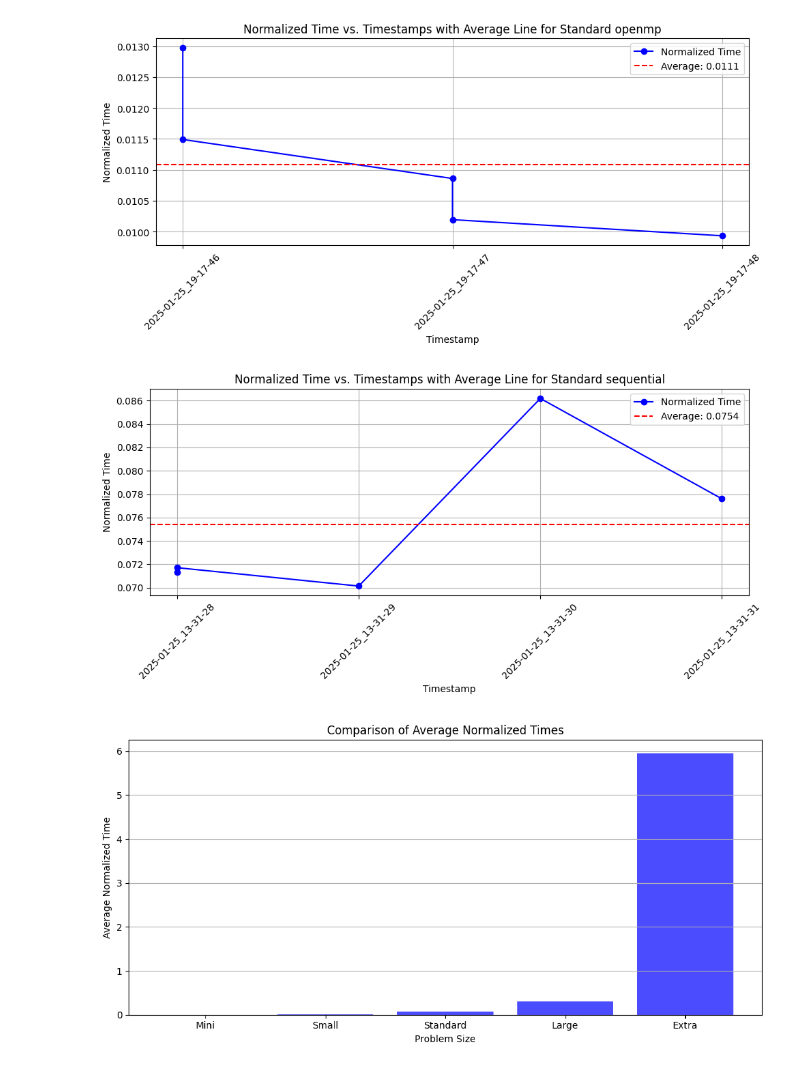
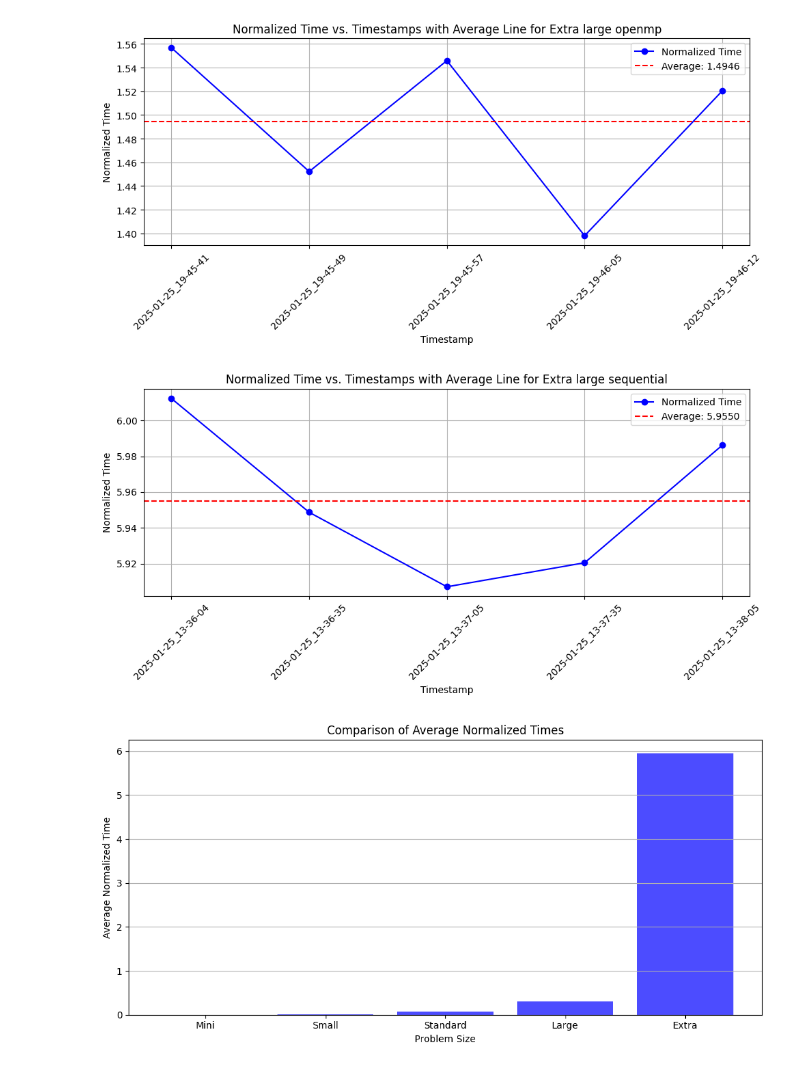
Before and after one commit to fabiobove-dr/HPC-jacobi-2d-imper, a Jupyter notebook: report/benchmarking_analysis.ipynb, the cells around one changed output. Saved outputs shown, nothing was run; the diff lists cells and outputs as text; code cells hidden in the pictures.

```diff
--- a/report/benchmarking_analysis.ipynb
+++ b/report/benchmarking_analysis.ipynb
@@ -6,7 +6,7 @@ import matplotlib.pyplot as plt
 import numpy as np
 # %%
 # List of files to compare
-size="standard"
+size="extra_large"
 files = [
     f"./openmp/{size}_openmp.json",
     f"./sequential/{size}_sequential.json",
@@ -20,35 +20,35 @@ def load_data_and_create_plot(filename):
 
     # Extract timestamps and normalized times
     timestamps = [list(item.keys())[0].split('=')[1] for item in data]
     normalized_times = [item[list(item.keys())[0]]['Normalized-time'] for item in data]
 
     # Calculate the average normalized time
     avg_normalized_time = np.mean(normalized_times)
 
     # Create plot
     plt.figure(figsize=(10, 5))
     plt.plot(timestamps, normalized_times, marker='o', linestyle='-', color='b', label="Normalized Time")
     plt.axhline(y=avg_normalized_time, color='r', linestyle='--', label=f"Average: {avg_normalized_time:.4f}")
     plt.xticks(rotation=45)
     plt.title(f"Normalized Time vs. Timestamps with Average Line for {os.path.basename(filename).split('.')[0].replace('_', ' ').capitalize()}")
     plt.xlabel("Timestamp")
     plt.ylabel("Normalized Time")
     plt.grid(True)
     plt.legend(loc='upper right')
     plt.tight_layout()
 
     # Show the plot
     plt.show()
     # plot_filename = f"{os.path.basename(filename).split('.')[0]}_plot.png"
     # plt.savefig(plot_filename)
     plt.close()
 
 # Loop through each file and create the plot
 for file in files:
     load_data_and_create_plot(file)
 # %% [output]
-[figure, old version]
+[figure, new version]
-[figure, old version]
+[figure, new version]
 # %%
 # load the data from a file and calculate the average
 def load_data_and_calculate_avg(filename):
```
Also changed, not shown: parts of 2 cells of this notebook.
